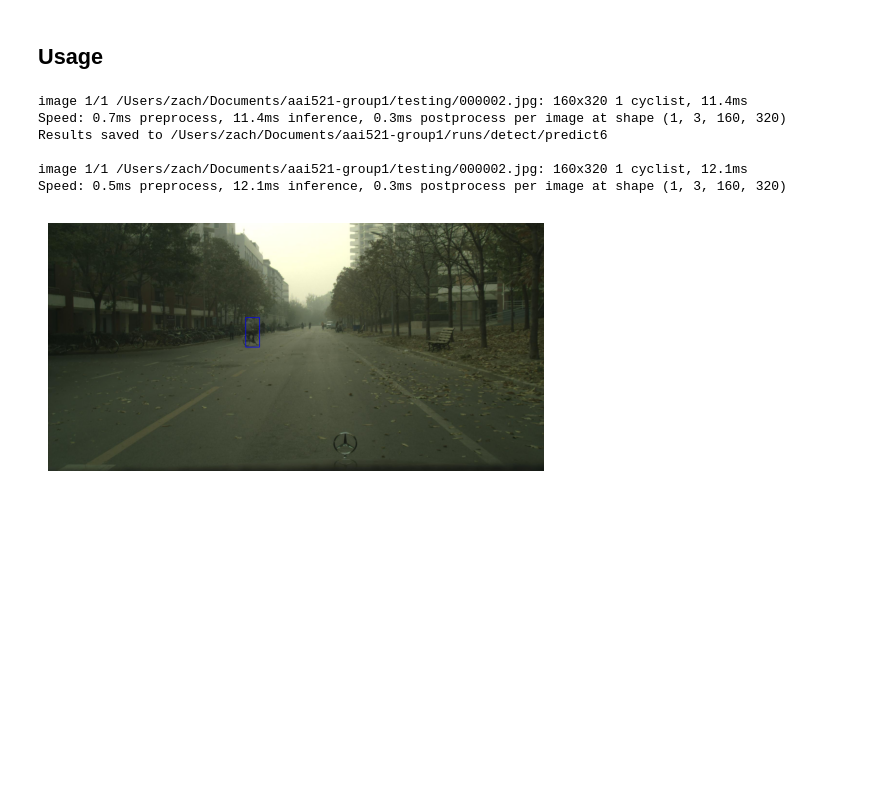
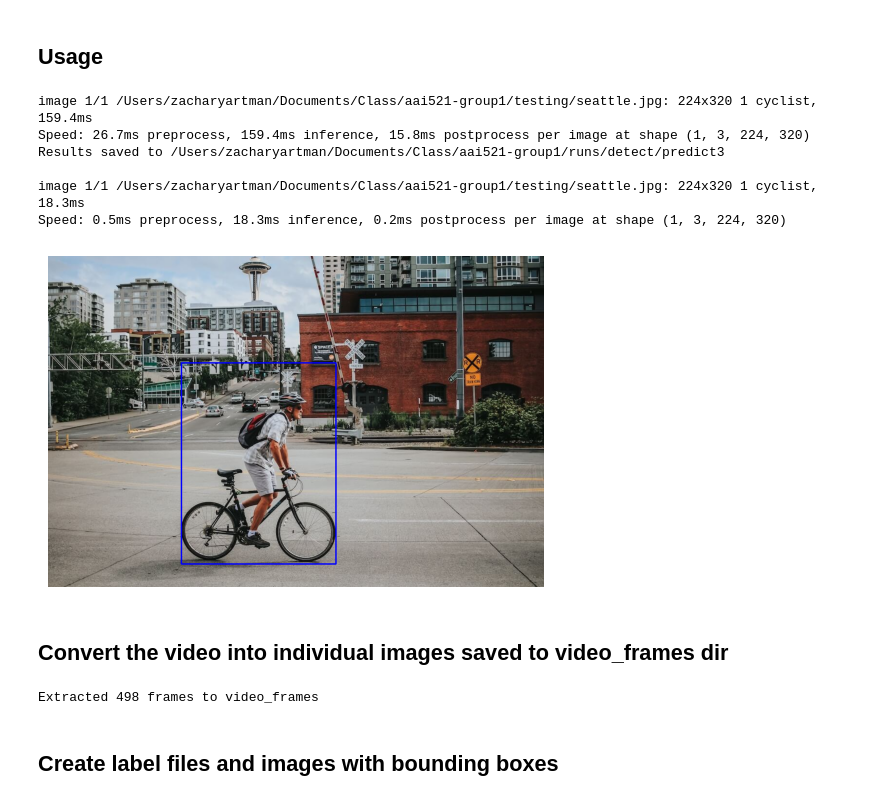
Before and after one commit to zacharyartman/aai521-group1, a Jupyter notebook: main.ipynb, the cells around one changed output. Cells and saved outputs as stored; diff of their text form; code cells hidden in the pictures; blank space fills up the shorter version.

Commit message:
Added code to create images from video

```diff
--- a/main.ipynb
+++ b/main.ipynb
@@ -116,7 +109,7 @@ Grayscale images: 0
 # %% [markdown]
 ## Function to draw bounding boxes
 # %%
-def draw_bounding_boxes(image_path, label_path):
+def draw_bounding_boxes(image_path, label_path, write_image = False, filename = ''):
     # Load the image
     img = cv2.imread(image_path)
     if img is None:
@@ -143,10 +136,13 @@ def draw_bounding_boxes(image_path, label_path):
     # Convert BGR image to RGB for display
     img_rgb = cv2.cvtColor(img, cv2.COLOR_BGR2RGB)
 
-    # Display the image with bounding boxes in Jupyter
-    plt.imshow(img_rgb)
-    plt.axis('off')  # Turn off axis
-    plt.show()
+    if write_image:
+        cv2.imwrite(f'video_frames_with_bounding_boxes/{filename}.jpg', img_rgb)
+    else:
+        # Display the image with bounding boxes in Jupyter
+        plt.imshow(img_rgb)
+        plt.axis('off')  # Turn off axis
+        plt.show()
 
 # Example usage:
 # image_path = f"{path}/data_tsinghua/images/000000.jpg"
@@ -209,18 +205,48 @@ def create_labels(image_path, model, output_label_path):
 ## Usage
 # %%
 # Testing on an image
-image_file = '000002'
+image_file = 'seattle'
 test_image_path = os.path.join("testing", f"{image_file}.jpg")
 results = model(test_image_path, save=True)
 
 output_label_path = os.path.join("testing", f"{image_file}.txt")
 create_labels(test_image_path, model, output_label_path)
 draw_bounding_boxes(test_image_path, output_label_path)
 # %% [output]
-image 1/1 /Users/zach/Documents/aai521-group1/testing/000002.jpg: 160x320 1 cyclist, 11.4ms
-Speed: 0.7ms preprocess, 11.4ms inference, 0.3ms postprocess per image at shape (1, 3, 160, 320)
-Results saved to /Users/zach/Documents/aai521-group1/runs/detect/predict6
+image 1/1 /Users/zacharyartman/Documents/Class/aai521-group1/testing/seattle.jpg: 224x320 1 cyclist, 159.4ms
+Speed: 26.7ms preprocess, 159.4ms inference, 15.8ms postprocess per image at shape (1, 3, 224, 320)
+Results saved to /Users/zacharyartman/Documents/Class/aai521-group1/runs/detect/predict3
 
-image 1/1 /Users/zach/Documents/aai521-group1/testing/000002.jpg: 160x320 1 cyclist, 12.1ms
-Speed: 0.5ms preprocess, 12.1ms inference, 0.3ms postprocess per image at shape (1, 3, 160, 320)
+image 1/1 /Users/zacharyartman/Documents/Class/aai521-group1/testing/seattle.jpg: 224x320 1 cyclist, 18.3ms
+Speed: 0.5ms preprocess, 18.3ms inference, 0.2ms postprocess per image at shape (1, 3, 224, 320)
-[figure, old version]
+[figure, new version]
+# %% [markdown]
+## Convert the video into individual images saved to video_frames dir
+# %%
+def video_to_frames(video_path, output_dir):
+    cap = cv2.VideoCapture(video_path)
+    frame_count = 0
+
+    os.makedirs(output_dir, exist_ok=True)
+
+    while cap.isOpened():
+        ret, frame = cap.read()
+        if not ret:
+            break
+
+        frame_name = f"frame_{frame_count:04d}.png"
+        frame_path = os.path.join(output_dir, frame_name)
+        cv2.imwrite(frame_path, frame)
+        frame_count += 1
+
+    cap.release()
+    print(f"Extracted {frame_count} frames to {output_dir}")
+
+# Example usage
+video_path = os.path.join("testing", f"bikerVideo.mp4")
+output_dir = "video_frames"
+video_to_frames(video_path, output_dir)
+# %% [output]
+Extracted 498 frames to video_frames
+# %% [markdown]
+## Create label files and images with bounding boxes
```
Also changed, not shown: parts of 3 cells of this notebook, 1 other file.
